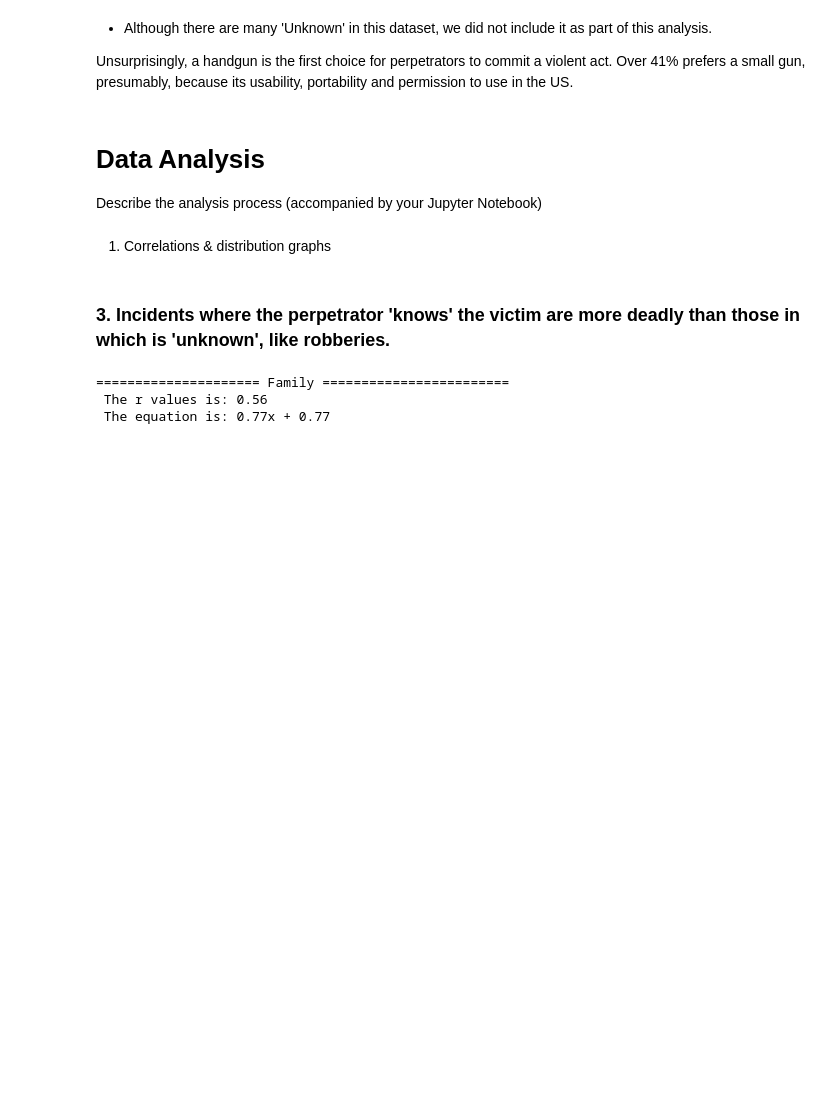
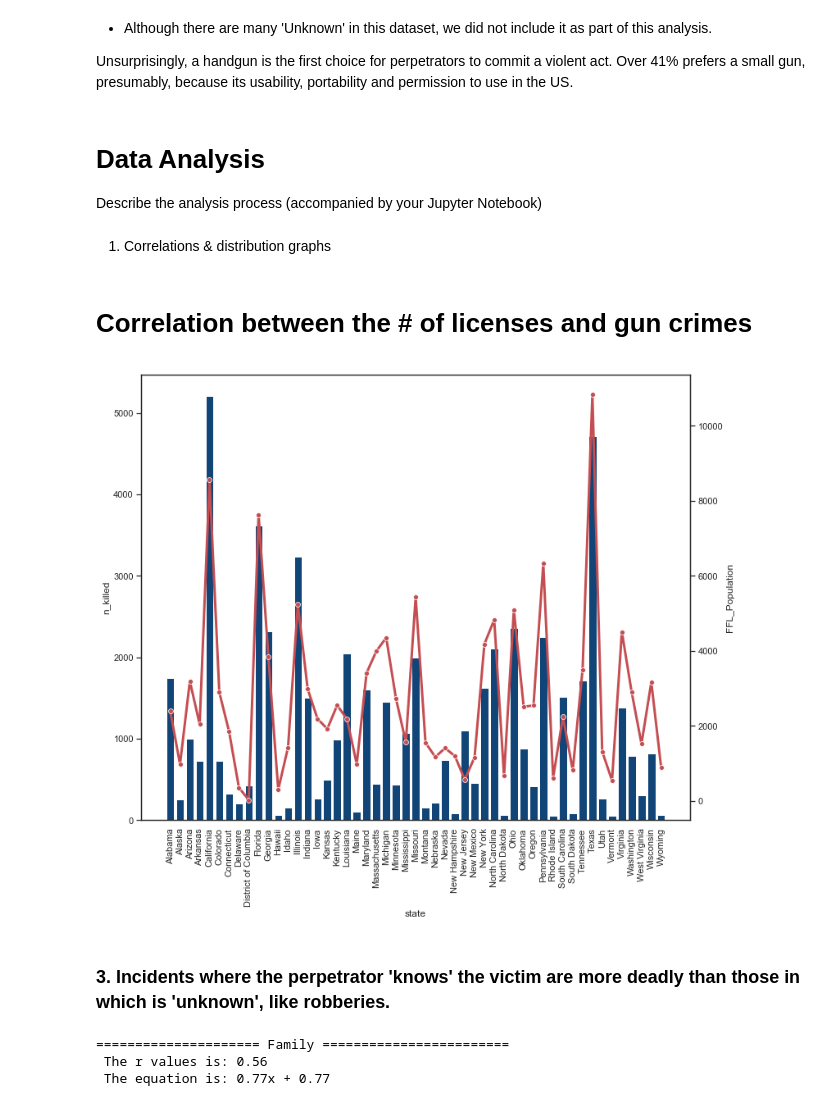
Before and after one commit to palolo02/Project1, a Jupyter notebook: Crime in US.ipynb, the cells around one changed output. Drawn from its saved outputs; the diff is of its cells as text; code cells hidden in the pictures; blank space fills up the shorter version.

```diff
--- a/Crime in US.ipynb
+++ b/Crime in US.ipynb
@@ -283,3 +352,32 @@ Lau:
+# %% [markdown]
+# Correlation between the # of licenses and gun crimes
+# %%
+#Dataset with th enumber of licenses per state
+df3 = pd.read_csv(r'C:\Users\1000204905\Desktop\GitHub\Federal_Firearms.csv')
+# %%
+df3.set_index('State')
+license=df3.rename(columns={"State": "state"})
+left_merge=pd.merge(killed_number,license, on='state',how='left')
+# %%
+sns.set(style="white", rc={"lines.linewidth": 3})
+fig, ax1 = plt.subplots(figsize=(12,10))
+ax2 = ax1.twinx()
+sns.barplot(x=left_merge.state,
+            y=left_merge.n_killed,
+            color='#004488',
+            ax=ax1)
+
+sns.lineplot(x=left_merge.state,
+             y=left_merge.FFL_Population,
+             color='r',
+             marker="o",
+             ax=ax2)
+
+ax1.set_xticklabels(ax1.get_xticklabels(),rotation=90)
+ax2.set_xticklabels(ax1.get_xticklabels(),rotation=90)
+sns.set()
+# %% [output]
+[figure, added]
 # %% [markdown]
 ### 3. Incidents where the perpetrator 'knows' the victim are more deadly than those in which is 'unknown', like robberies.
 # %%
```
Also changed, not shown: parts of 13 cells of this notebook.
